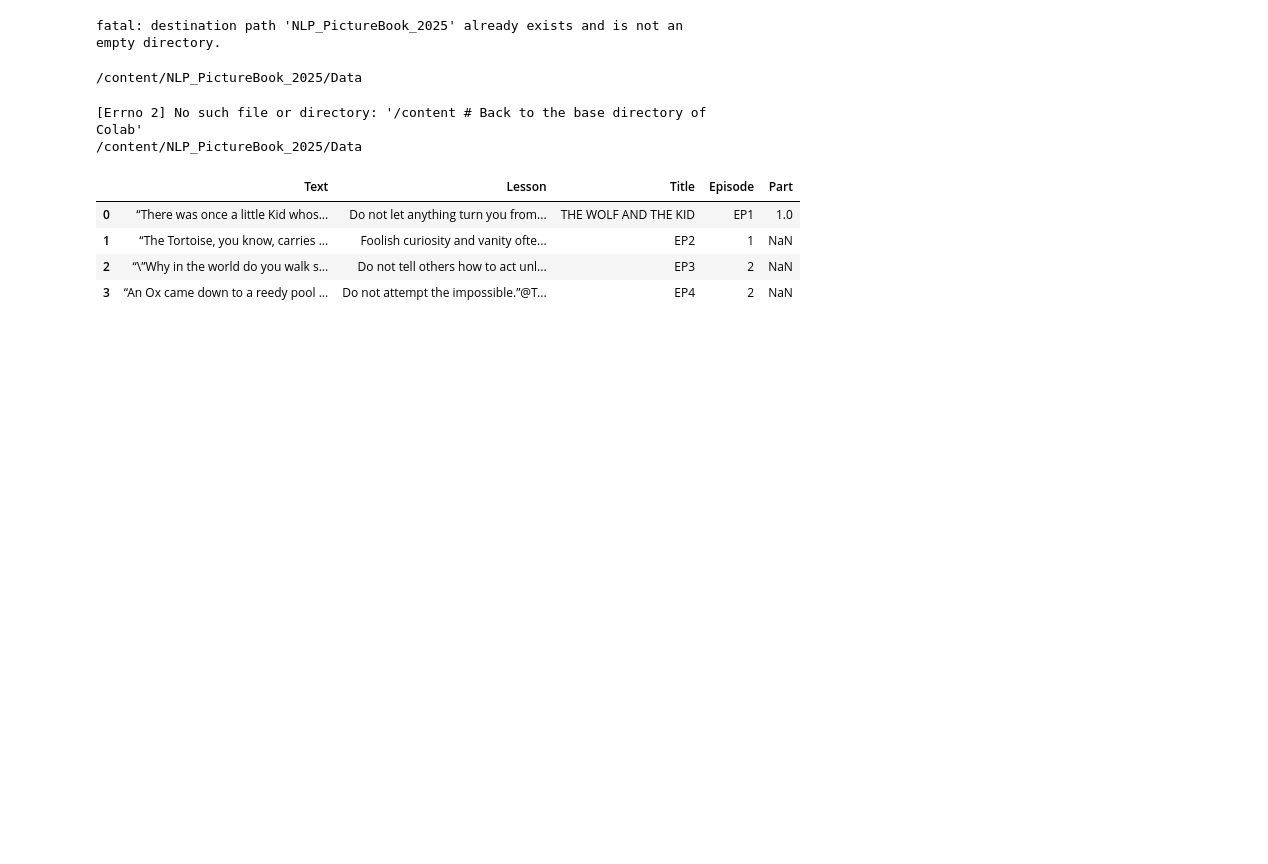
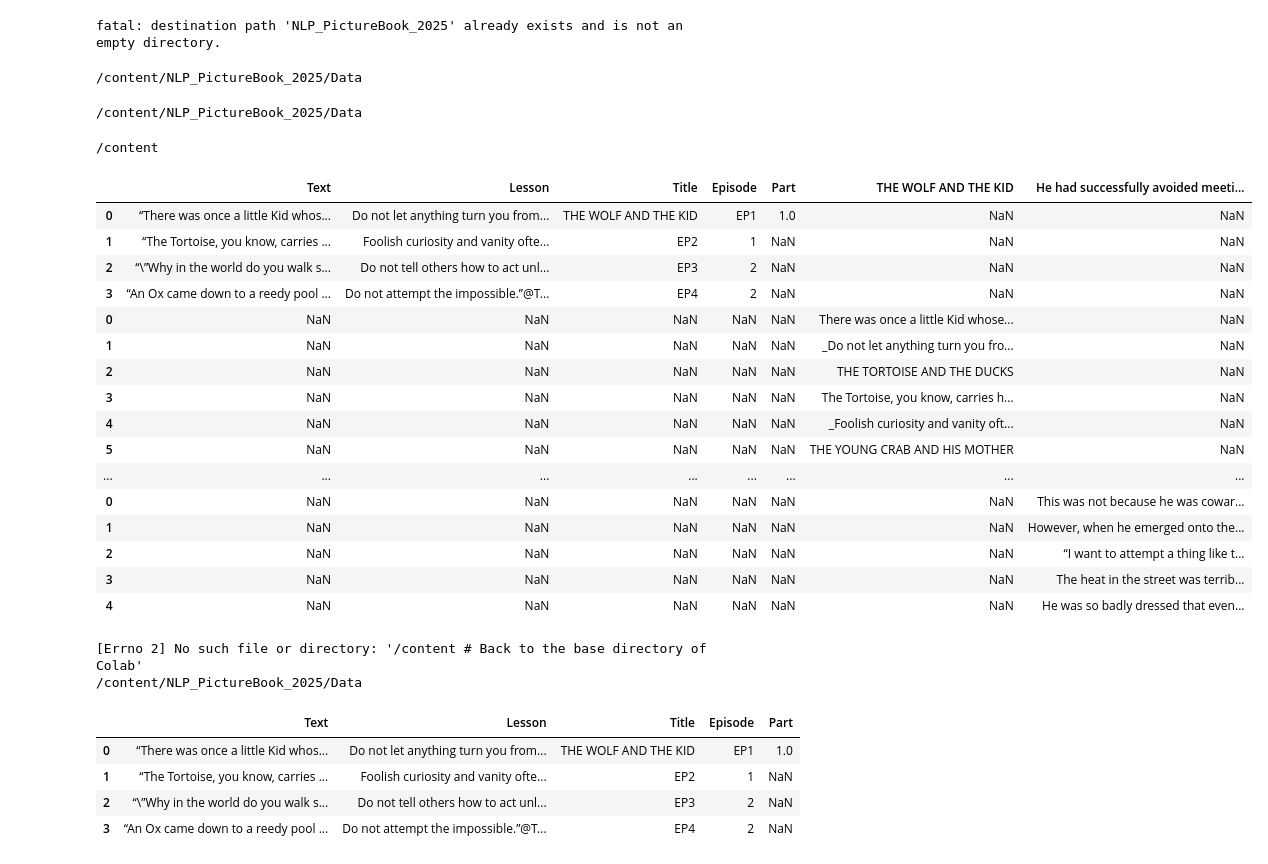
Before and after one commit to soyi20250141/NLP_PictureBook_2025, a Jupyter notebook: 8_readtxtfilesimportingfromhtml.ipynb, the cells around one changed output. Cells and saved outputs as stored; diff of their text form; code cells hidden in the pictures; blank space fills up the shorter version.

```diff
--- a/8_readtxtfilesimportingfromhtml.ipynb
+++ b/8_readtxtfilesimportingfromhtml.ipynb
@@ -172,16 +158,3 @@ The heat in the street was terrible: and the airlessness, the bustle, the plaste
 He was so badly dressed that even a man accustomed to shabbiness would have been ashamed to be seen in the street in such rags. In that part of town, however, scarcely any shortcoming in dress would h ...
 # %% [markdown]
 ### Print with '\n'
-# %%
-from urllib.request import urlopen
-
-url= "https://raw.githubusercontent.com/ms624atyale/NLP_2024/refs/heads/main/Sample_ClassActivity/Crime_Punishment_Sample.txt"
-
-
-with urlopen(url) as f:
-  content=f.read().decode()
-  with open('crime_punish_copied.html','wt') as cf:
-    cf.write(content)
-
-file=open("/content/crime_punish_copied.html","rt")
-file.read()
@@ -349,6 +300,43 @@ fatal: destination path 'NLP_PictureBook_2025' already exists and is not an empt
 %cd /content/NLP_PictureBook_2025/Data
 # %% [output]
 /content/NLP_PictureBook_2025/Data
+# %%
+%cd /content/NLP_PictureBook_2025/Data
+# %% [output]
+/content/NLP_PictureBook_2025/Data
+# %%
+import pandas as pd
+
+import glob
+fns=glob.glob('*.txt')
+df=pd.DataFrame()
+
+for fn in fns:
+  dftmp=pd.read_csv(fn,sep="@")
+
+  df=pd.concat([df,dftmp])
+%cd /content
+
+df
+# %% [output]
+/content
+|  | Text | Lesson | Title | Episode | Part | THE WOLF AND THE KID | He had successfully avoided meeti... |
+| 0 | “There was once a little Kid whos... | Do not let anything turn you from... | THE WOLF AND THE KID | EP1 | 1.0 | NaN | NaN |
+| 1 | “The Tortoise, you know, carries ... | Foolish curiosity and vanity ofte... | EP2 | 1 | NaN | NaN | NaN |
+| 2 | “\”Why in the world do you walk s... | Do not tell others how to act unl... | EP3 | 2 | NaN | NaN | NaN |
+| 3 | “An Ox came down to a reedy pool ... | Do not attempt the impossible.”@T... | EP4 | 2 | NaN | NaN | NaN |
+| 0 | NaN | NaN | NaN | NaN | NaN | There was once a little Kid whose... | NaN |
+| 1 | NaN | NaN | NaN | NaN | NaN | _Do not let anything turn you fro... | NaN |
+| 2 | NaN | NaN | NaN | NaN | NaN | THE TORTOISE AND THE DUCKS | NaN |
+| 3 | NaN | NaN | NaN | NaN | NaN | The Tortoise, you know, carries h... | NaN |
+| 4 | NaN | NaN | NaN | NaN | NaN | _Foolish curiosity and vanity oft... | NaN |
+| 5 | NaN | NaN | NaN | NaN | NaN | THE YOUNG CRAB AND HIS MOTHER | NaN |
+| ... | ... | ... | ... | ... | ... | ... | ... |
+| 0 | NaN | NaN | NaN | NaN | NaN | NaN | This was not because he was cowar... |
+| 1 | NaN | NaN | NaN | NaN | NaN | NaN | However, when he emerged onto the... |
+| 2 | NaN | NaN | NaN | NaN | NaN | NaN | “I want to attempt a thing like t... |
+| 3 | NaN | NaN | NaN | NaN | NaN | NaN | The heat in the street was terrib... |
+| 4 | NaN | NaN | NaN | NaN | NaN | NaN | He was so badly dressed that even... |
 # %%
 import pandas as pd # Pandas comes pre-installed in Colab.
 
```
Also changed, not shown: parts of 6 cells of this notebook.
